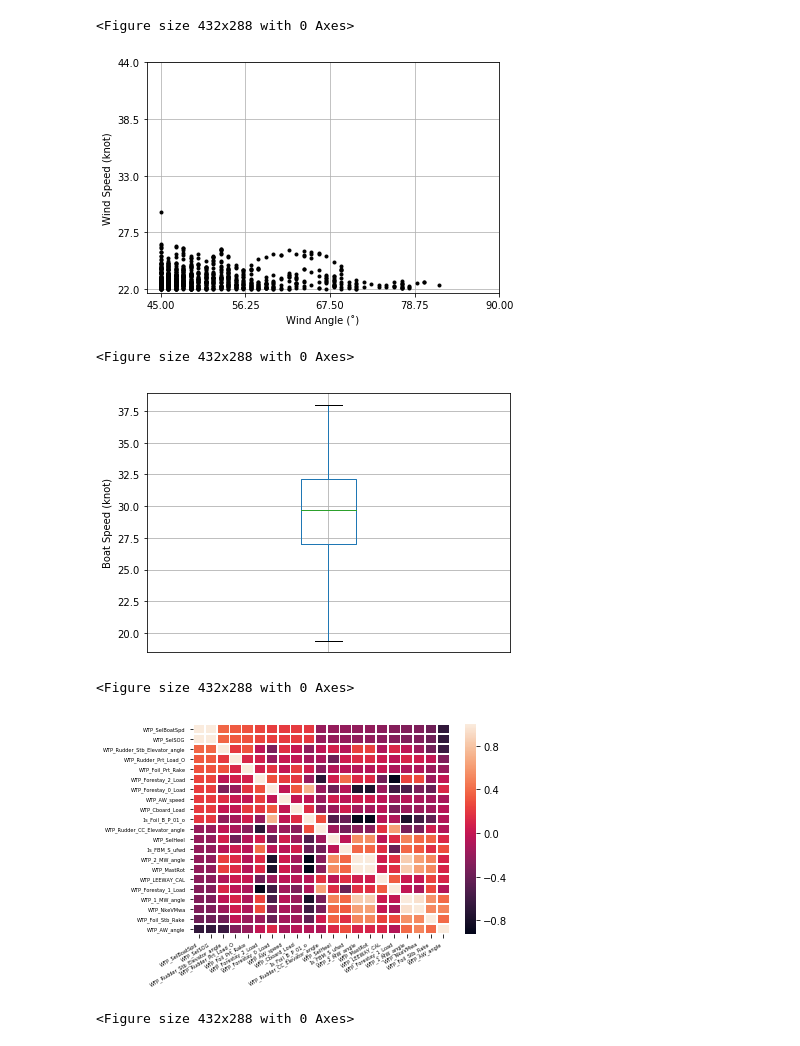
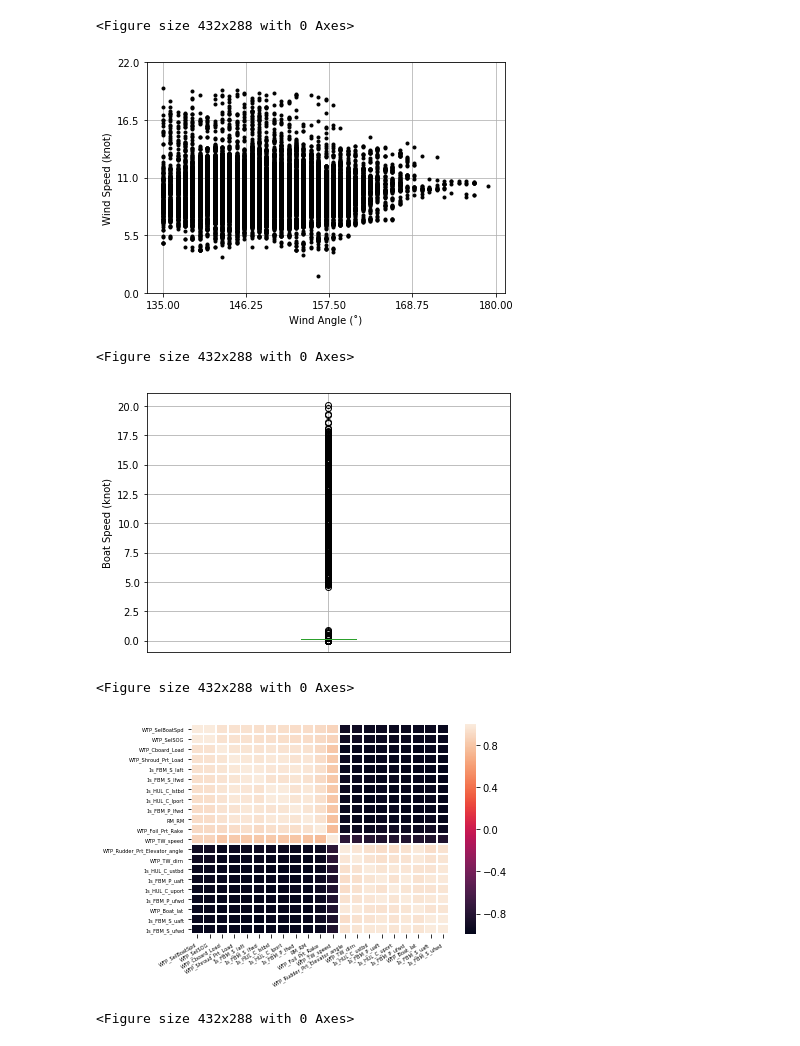
Before and after one commit to mickeycj/france-internship-project, a Jupyter notebook: plot_bins.ipynb, the cells around one changed output. Saved outputs shown, nothing was run; the diff lists cells and outputs as text; code cells hidden in the pictures.

```diff
--- a/plot_bins.ipynb
+++ b/plot_bins.ipynb
@@ -59,26 +59,26 @@ def plot_wind_angle_speed(df, x_start, y_start, x_finish, y_finish, dx, dy, mark
     plt.show()
     plt.clf()
 
-def plot_boxplot(df, column, outliers):
+def plot_boxplot(df):
     """Plot boxplot for boat speed"""
-    df.boxplot(column=column, showfliers=outliers)
+    df.boxplot(column=boat_speed_feature, showfliers=df[boat_speed_feature].median() == df[boat_speed_feature].mode().iloc[0])
     plt.tick_params(axis='x', which='both', bottom=False, top=False, labelbottom=False)
     plt.ylabel(boxplot_axis_name)
     plt.tight_layout()
     plt.show()
     plt.clf()
 
-def plot_corr(df, target):
+def plot_corr(df):
     """Plot the correlations with boat speed"""
     corrs = {}
     for col in df.drop(['date TU', 'heure TU', 'latitude', 'longitude'], axis=1).columns:
-        if col != target:
-            corr = df[target].corr(df[col])
+        if col != boat_speed_feature:
+            corr = df[boat_speed_feature].corr(df[col])
             if not math.isnan(corr):
                 corrs[col] = corr
     sorted_corrs = sorted(corrs.items(), key=lambda x: abs(x[1]), reverse=True)[:20]
     sorted_corrs = sorted(sorted_corrs, key=lambda x: x[1], reverse=True)
-    cols = [target] + [i[0] for i in sorted_corrs]
+    cols = [boat_speed_feature] + [i[0] for i in sorted_corrs]
     corr = df[cols].corr()
     sns.heatmap(corr, xticklabels=corr.columns, yticklabels=corr.columns, lw=.75)
     plt.xticks(rotation=30, ha='right', fontsize=5)
@@ -228,8 +228,8 @@ plot_corr(binned_df, boat_speed_feature)
 [figure]
 <Figure size 432x288 with 0 Axes>
 # %%
-# Select another example bin (Wind Angle: 45-90˚, Wind Speed: 22-44 Knots).
-bin_name = 'bin_x45to90_y22to44'
+# Select another example bin (Wind Angle: 135-180˚, Wind Speed: 0-22 Knots).
+bin_name = 'bin_x135to180_y0to22'
 binned_df = bins[bin_name]
 x_start, x_finish, y_start, y_finish = [int(s) for s in re.findall(r'\d+', bin_name)]
 dx, dy = (x_finish-x_start)/4.0, (y_finish-y_start)/4.0
@@ -237,17 +237,17 @@ dx, dy = (x_finish-x_start)/4.0, (y_finish-y_start)/4.0
 # Plot the bin.
 plot_wind_angle_speed(binned_df, x_start, y_start, x_finish+dx, y_finish+dy, dx, dy, 3)
 # %% [output]
-[figure, old version]
+[figure, new version]
 <Figure size 432x288 with 0 Axes>
 # %%
 # Plot the boat speed boxplot.
-plot_boxplot(binned_df, boat_speed_feature, False)
+plot_boxplot(binned_df)
 # %% [output]
-[figure, old version]
+[figure, new version]
 <Figure size 432x288 with 0 Axes>
 # %%
 # Plot the correlations with boat speed.
-plot_corr(binned_df, boat_speed_feature)
+plot_corr(binned_df)
 # %% [output]
-[figure, old version]
+[figure, new version]
 <Figure size 432x288 with 0 Axes>
```
Also changed, not shown: parts of 8 cells of this notebook.
